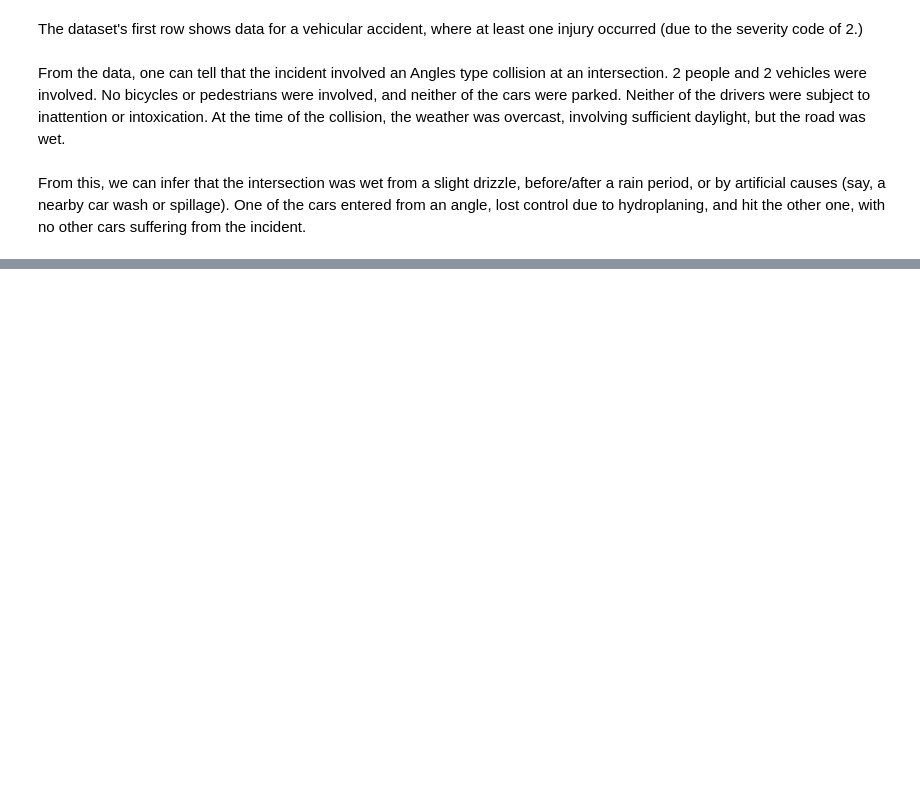
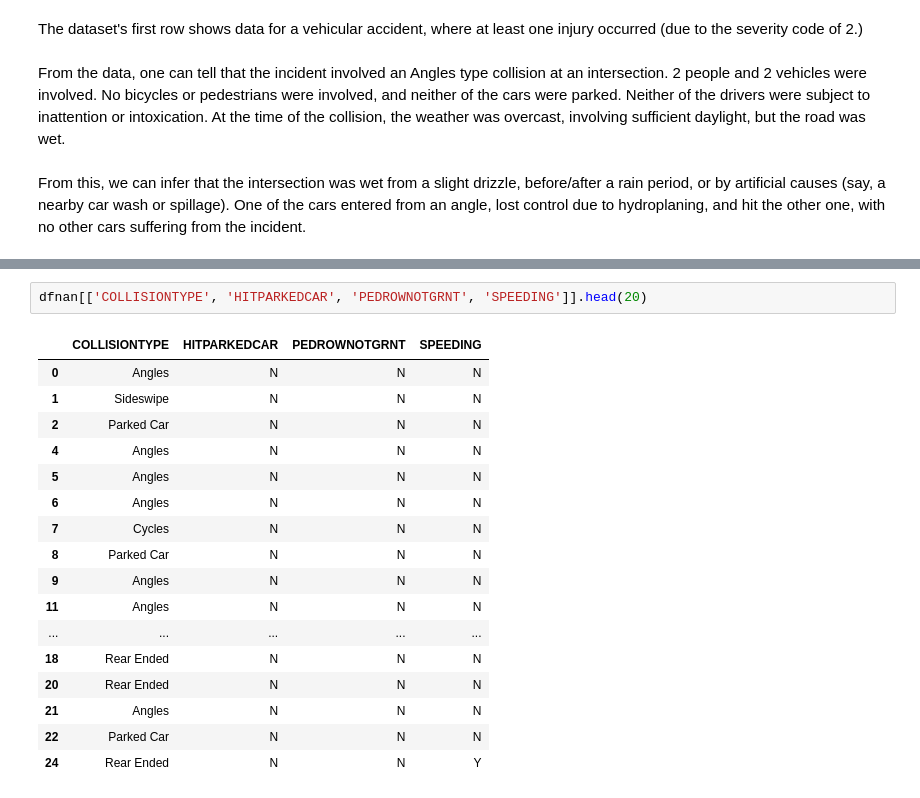
Before and after one commit to tbreitschwerdt/Coursera_Capstone, a Jupyter notebook: Capstone Project Week 1.ipynb, the cells around one changed output, grey strips where cells are left out. Saved outputs shown, nothing was run; the diff lists cells and outputs as text; blank space fills up the shorter version.

```diff
--- a/Capstone Project Week 1.ipynb
+++ b/Capstone Project Week 1.ipynb
@@ -124,0 +288,20 @@ From this, we can infer that the intersection was wet from a slight drizzle, bef
+# %%
+dfnan[['COLLISIONTYPE', 'HITPARKEDCAR', 'PEDROWNOTGRNT', 'SPEEDING']].head(20)
+# %% [output]
+|  | COLLISIONTYPE | HITPARKEDCAR | PEDROWNOTGRNT | SPEEDING |
+| 0 | Angles | N | N | N |
+| 1 | Sideswipe | N | N | N |
+| 2 | Parked Car | N | N | N |
+| 4 | Angles | N | N | N |
+| 5 | Angles | N | N | N |
+| 6 | Angles | N | N | N |
+| 7 | Cycles | N | N | N |
+| 8 | Parked Car | N | N | N |
+| 9 | Angles | N | N | N |
+| 11 | Angles | N | N | N |
+| ... | ... | ... | ... | ... |
+| 18 | Rear Ended | N | N | N |
+| 20 | Rear Ended | N | N | N |
+| 21 | Angles | N | N | N |
+| 22 | Parked Car | N | N | N |
+| 24 | Rear Ended | N | N | Y |
```
Also changed, not shown: parts of 61 cells of this notebook.
